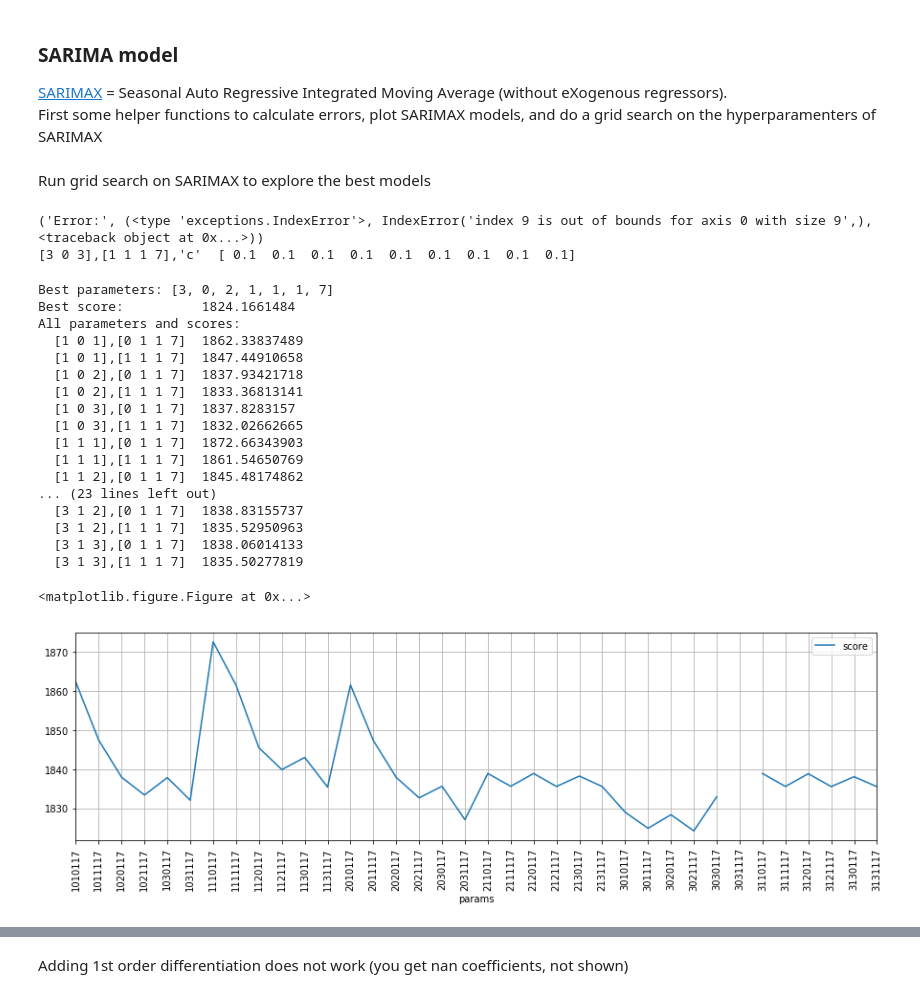
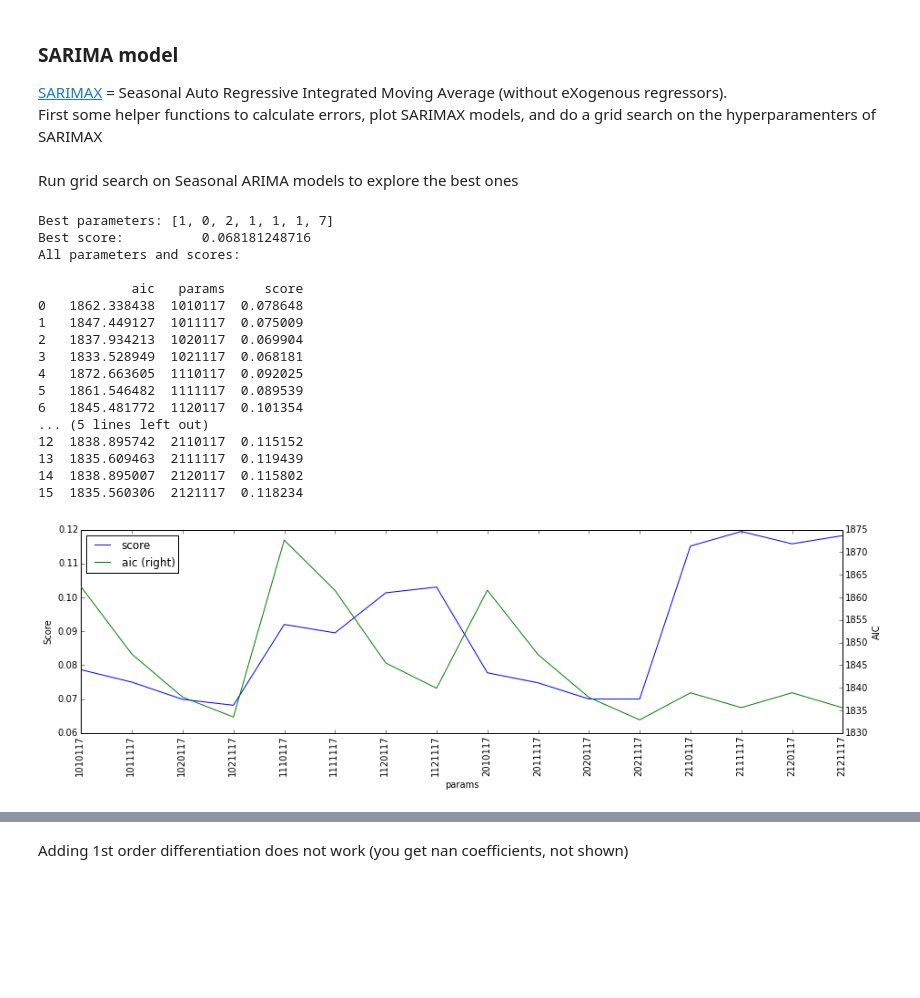
Before and after one commit to aless80/Restaurant_TimeSeries, a Jupyter notebook: notebooks/RestaurantVisitors_ARIMA.ipynb, the cells around one changed output, grey strips where cells are left out. Drawn from its saved outputs; the diff is of its cells as text; code cells hidden in the pictures; blank space fills up the shorter version.

```diff
--- a/notebooks/RestaurantVisitors_ARIMA.ipynb
+++ b/notebooks/RestaurantVisitors_ARIMA.ipynb
@@ -315,28 +369,25 @@ def optimizeSARIMAX(endog, exog=None, \
 # %% [markdown]
-Run grid search on SARIMAX to explore the best models
+Run grid search on Seasonal ARIMA models to explore the best ones
 # %%
-endog = air.visit_mean[:450]
-resbrute, gr=optimizeSARIMAX(endog, exog=None, \
-                             ranges=(slice(1,4), slice(0,2), slice(1,4),slice(0,2), slice(1,2), slice(1,2), slice(7,8)))
+resbrute, gr = autoSARIMAX(endog=air.visit_mean, exog=None, date_train_end="2017-03-26", pred_days = [-28,39],\
+                             ranges=(slice(1,3),slice(0,2),slice(1,3),  slice(0,2),slice(1,2),slice(1,2),slice(7,8)))
+#Not shown, but the SMA parameter is important to keep to 1
 # %% [output]
-('Error:', (<type 'exceptions.IndexError'>, IndexError('index 9 is out of bounds for axis 0 with size 9',), <traceback object at 0x...>))
-[3 0 3],[1 1 1 7],'c'  [ 0.1  0.1  0.1  0.1  0.1  0.1  0.1  0.1  0.1]
+Best parameters: [1, 0, 2, 1, 1, 1, 7]
+Best score:          0.068181248716
+All parameters and scores:
+
+            aic   params     score
+0   1862.338438  1010117  0.078648
+1   1847.449127  1011117  0.075009
+2   1837.934213  1020117  0.069904
+3   1833.528949  1021117  0.068181
+4   1872.663605  1110117  0.092025
+5   1861.546482  1111117  0.089539
+6   1845.481772  1120117  0.101354
+... (5 lines left out)
+12  1838.895742  2110117  0.115152
+13  1835.609463  2111117  0.119439
+14  1838.895007  2120117  0.115802
+15  1835.560306  2121117  0.118234
-Best parameters: [3, 0, 2, 1, 1, 1, 7]
-Best score:          1824.1661484
-All parameters and scores:
-  [1 0 1],[0 1 1 7]  1862.33837489
-  [1 0 1],[1 1 1 7]  1847.44910658
-  [1 0 2],[0 1 1 7]  1837.93421718
-  [1 0 2],[1 1 1 7]  1833.36813141
-  [1 0 3],[0 1 1 7]  1837.8283157
-  [1 0 3],[1 1 1 7]  1832.02662665
-  [1 1 1],[0 1 1 7]  1872.66343903
-  [1 1 1],[1 1 1 7]  1861.54650769
-  [1 1 2],[0 1 1 7]  1845.48174862
-... (23 lines left out)
-  [3 1 2],[0 1 1 7]  1838.83155737
-  [3 1 2],[1 1 1 7]  1835.52950963
-  [3 1 3],[0 1 1 7]  1838.06014133
-  [3 1 3],[1 1 1 7]  1835.50277819
-<matplotlib.figure.Figure at 0x...>
-[figure, old version]
+[figure, new version]
```
Also changed, not shown: parts of 28 cells of this notebook, 1 other file.
